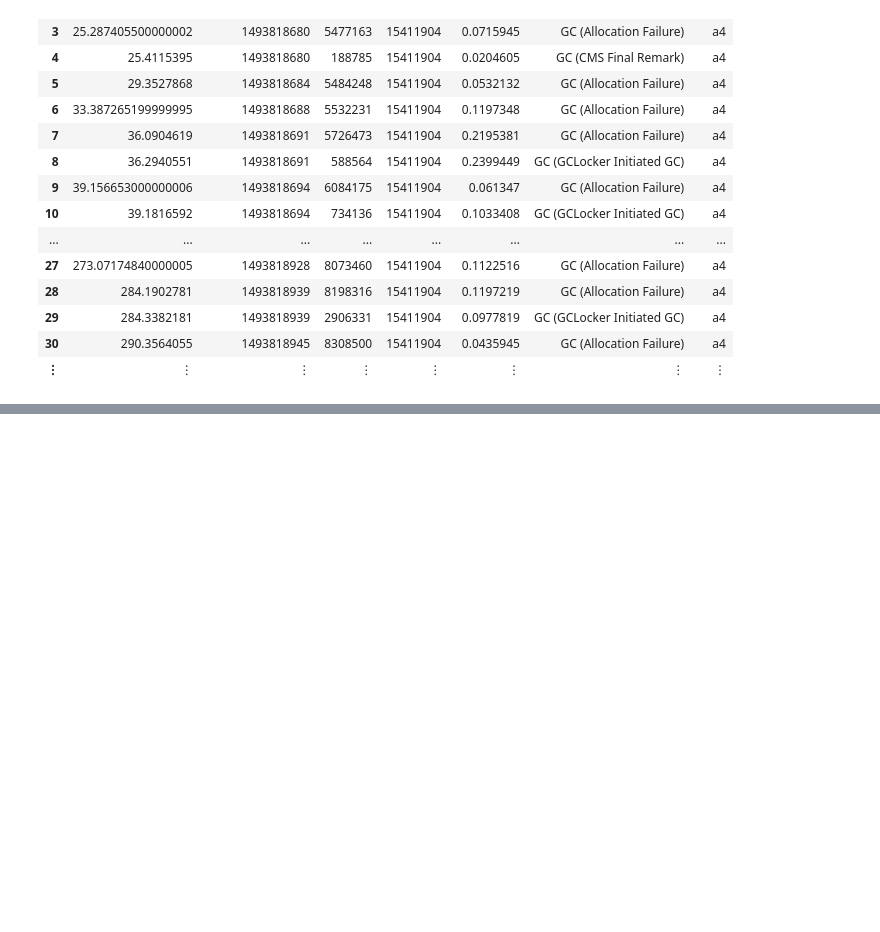
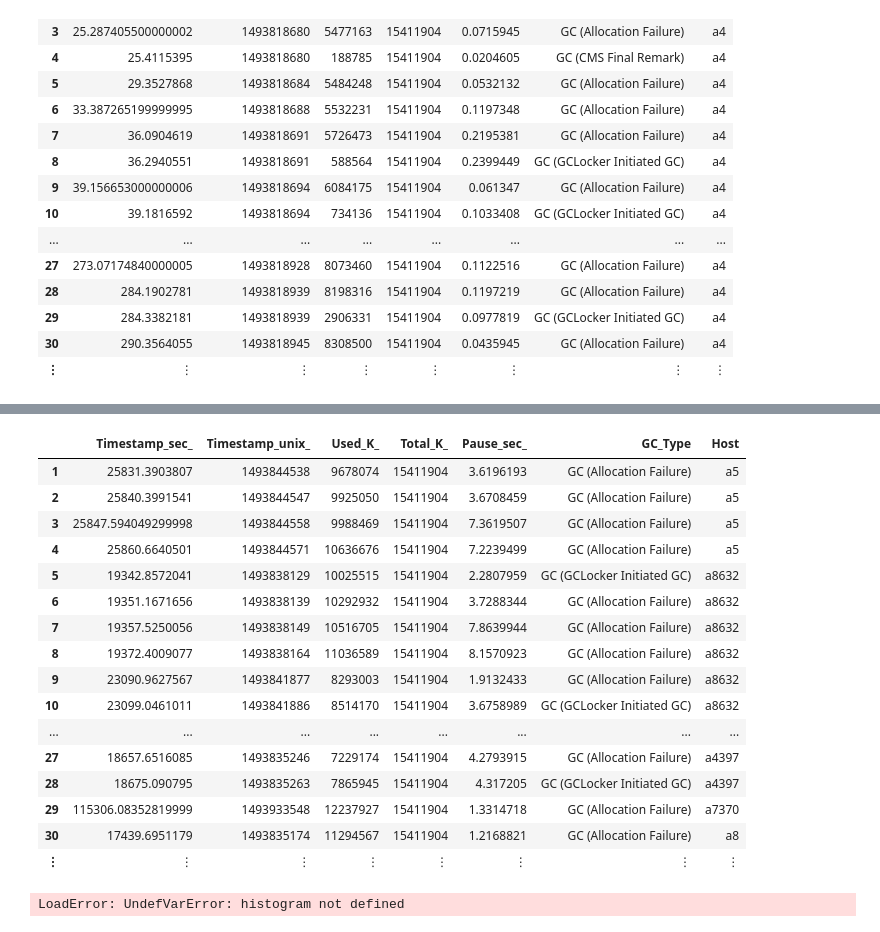
Before and after one commit to bogdad/gcprocessing, a Jupyter notebook: notebook/gc cassandra.ipynb, the cells around one changed output, grey strips where cells are left out. Drawn from its saved outputs; the diff is of its cells as text; code cells hidden in the pictures; blank space fills up the shorter version.

```diff
--- a/notebook/gc cassandra.ipynb
+++ b/notebook/gc cassandra.ipynb
@@ -134,0 +53,4 @@ Run `Pkg.add("PGFPlots")` to install the PGFPlots package.
+# %%
+function dfMoreThan(df, sec)
+    df[df[:,:Pause_sec_].>sec, :]
+end
@@ -140,0 +70,24 @@ histogram(dfNew,:Pause_sec_], nbins=20)
+# %%
+dfMoreThan(dfNew, 1)
+# %% [output]
+|  | Timestamp_sec_ | Timestamp_unix_ | Used_K_ | Total_K_ | Pause_sec_ | GC_Type | Host |
+| 1 | 25831.3903807 | 1493844538 | 9678074 | 15411904 | 3.6196193 | GC (Allocation Failure) | a5 |
+| 2 | 25840.3991541 | 1493844547 | 9925050 | 15411904 | 3.6708459 | GC (Allocation Failure) | a5 |
+| 3 | 25847.594049299998 | 1493844558 | 9988469 | 15411904 | 7.3619507 | GC (Allocation Failure) | a5 |
+| 4 | 25860.6640501 | 1493844571 | 10636676 | 15411904 | 7.2239499 | GC (Allocation Failure) | a5 |
+| 5 | 19342.8572041 | 1493838129 | 10025515 | 15411904 | 2.2807959 | GC (GCLocker Initiated GC) | a8632 |
+| 6 | 19351.1671656 | 1493838139 | 10292932 | 15411904 | 3.7288344 | GC (Allocation Failure) | a8632 |
+| 7 | 19357.5250056 | 1493838149 | 10516705 | 15411904 | 7.8639944 | GC (Allocation Failure) | a8632 |
+| 8 | 19372.4009077 | 1493838164 | 11036589 | 15411904 | 8.1570923 | GC (Allocation Failure) | a8632 |
+| 9 | 23090.9627567 | 1493841877 | 8293003 | 15411904 | 1.9132433 | GC (Allocation Failure) | a8632 |
+| 10 | 23099.0461011 | 1493841886 | 8514170 | 15411904 | 3.6758989 | GC (GCLocker Initiated GC) | a8632 |
+| ... | ... | ... | ... | ... | ... | ... | ... |
+| 27 | 18657.6516085 | 1493835246 | 7229174 | 15411904 | 4.2793915 | GC (Allocation Failure) | a4397 |
+| 28 | 18675.090795 | 1493835263 | 7865945 | 15411904 | 4.317205 | GC (GCLocker Initiated GC) | a4397 |
+| 29 | 115306.08352819999 | 1493933548 | 12237927 | 15411904 | 1.3314718 | GC (Allocation Failure) | a7370 |
+| 30 | 17439.6951179 | 1493835174 | 11294567 | 15411904 | 1.2168821 | GC (Allocation Failure) | a8 |
+| ⋮ | ⋮ | ⋮ | ⋮ | ⋮ | ⋮ | ⋮ | ⋮ |
+# %%
+histogram(convert(Array, dfMoreThan(dfNew, 1)[:, :Pause_sec_]), nbins=500)
+# %% [output]
+LoadError: UndefVarError: histogram not defined
```
Also changed, not shown: parts of 8 cells of this notebook, 1 other file.
